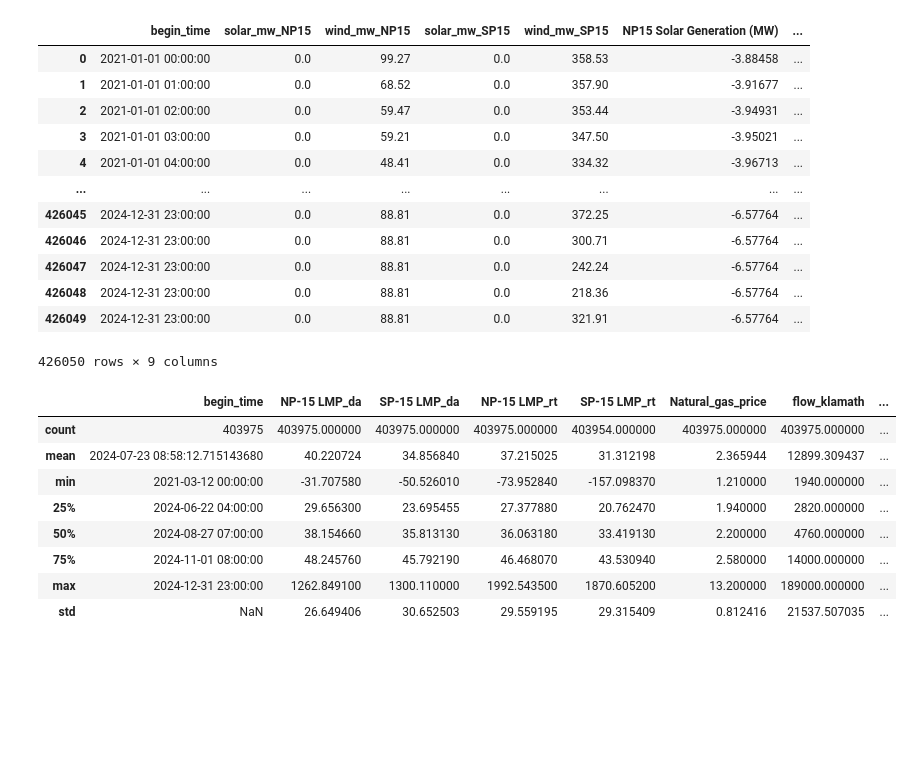
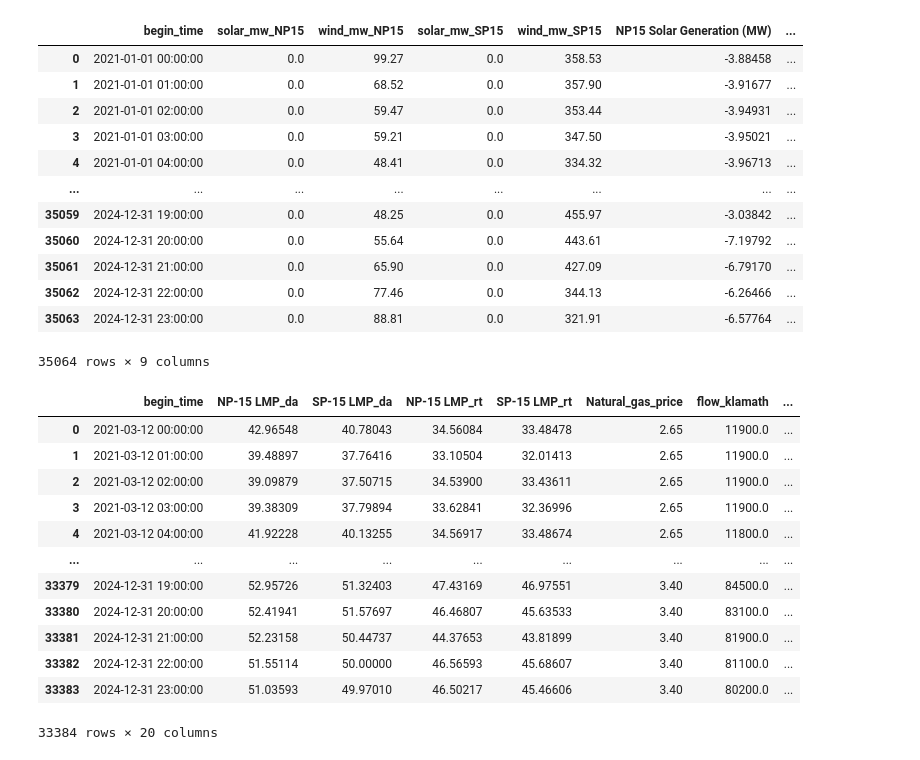
Before and after one commit to shabarishch/PowerPrices, a Jupyter notebook: Shabarish_ITSUR_dataprep.ipynb, the cells around one changed output. Cells and saved outputs as stored; diff of their text form; code cells hidden in the pictures; blank space fills up the shorter version.

Commit message:
Time series analysis

```diff
--- a/Shabarish_ITSUR_dataprep.ipynb
+++ b/Shabarish_ITSUR_dataprep.ipynb
@@ -90,8 +154,9 @@ load_data
 # %%
-load_forecast = pd.read_csv('Data/preprocessed/stacked_load_forecast_data.csv')
+load_forecast = pd.read_csv('Data/preprocessed/stacked_load_forecast_data.csv', usecols=['Local Timestamp Pacific Time (Interval Beginning)', 'Pacific Gas and Electric Forecast Load (MW)', 'Southern California Edison Forecast Load (MW)'])
 load_forecast.rename(columns={'Local Timestamp Pacific Time (Interval Beginning)':'begin_time'}, inplace=True)
-load_forecast['begin_time'] = pd.to_datetime(load_forecast['begin_time'])
-load_all = pd.merge(load_data, load_forecast[['begin_time', 'Pacific Gas and Electric Forecast Load (MW)', 'Southern California Edison Forecast Load (MW)']], on='begin_time', how='inner')
+load_forecast=process_begin_times(load_forecast)
+load_forecast
+load_all = pd.merge(load_data, load_forecast, on='begin_time', how='inner')
 load_all
 # %% [output]
 |  | begin_time | load_PGE | load_SCE | Pacific Gas and Electric Forecast... | Southern California Edison Foreca... |
@@ -127,9 +192,16 @@ price_river_load_data
+# %%
+np15_renforecast = pd.read_csv('Data/solarwind_forecast_1hr_NP15.csv')
+np15_renforecast.rename(columns={'interval_start_local':'begin_time'}, inplace=True)
+np15_renforecast = np15_renforecast.groupby('begin_time').last()
+np15_renforecast.reset_index(inplace=True)
+np15_renforecast.rename(columns={'index':'begin_time'}, inplace=True)
+sp15_renforecast = pd.read_csv('Data/solarwind_forecast_1hr_SP15.csv')
+sp15_renforecast.rename(columns={'interval_start_local':'begin_time'}, inplace=True)
+sp15_renforecast = sp15_renforecast.groupby('begin_time').last()
+sp15_renforecast.reset_index(inplace=True)
+sp15_renforecast.rename(columns={'index':'begin_time'}, inplace=True)
 # %%
-np15_renforecast = pd.read_csv('Data/solarwind_forecast_1hr_NP15.csv')
-np15_renforecast.rename(columns={'interval_start_local':'begin_time'}, inplace=True)
-sp15_renforecast = pd.read_csv('Data/solarwind_forecast_1hr_SP15.csv')
-sp15_renforecast.rename(columns={'interval_start_local':'begin_time'}, inplace=True)
-renforecast_data = pd.merge(np15_renforecast[['begin_time', 'solar_mw', 'wind_mw']], sp15_renforecast[['begin_time', 'solar_mw', 'wind_mw']], on='begin_time', how='inner', suffixes=['_NP15', '_SP15'])
+renforecast_data = pd.merge(np15_renforecast[['begin_time', 'solar_mw', 'wind_mw']], sp15_renforecast[['begin_time', 'solar_mw', 'wind_mw']], on='begin_time', how='outer', suffixes=['_NP15', '_SP15'])
 renforecast_data['begin_time'] = pd.to_datetime(renforecast_data['begin_time']).apply(lambda x : x.tz_localize(None))
 renforecast_data
 # %% [output]
@@ -149,7 +221,7 @@ renforecast_data
 # %%
-ren_gen_actual = pd.read_csv('Data/preprocessed/stacked_gen_ren_hr_data.csv')
+ren_gen_actual = pd.read_csv('Data/preprocessed/stacked_gen_ren_hr_data.csv', usecols=['Local Timestamp Pacific Time (Interval Beginning)','NP15 Solar Generation (MW)','SP15 Solar Generation (MW)','NP15 Wind Generation (MW)','SP15 Wind Generation (MW)','ZP26 Wind Generation (MW)'])
 ren_gen_actual.rename(columns={'Local Timestamp Pacific Time (Interval Beginning)':'begin_time'}, inplace=True)
-ren_gen_actual['begin_time'] = pd.to_datetime(ren_gen_actual['begin_time'])
+ren_gen_actual = process_begin_times(ren_gen_actual)
 ren_all = pd.merge(renforecast_data, ren_gen_actual[['begin_time', 'NP15 Solar Generation (MW)', 'SP15 Solar Generation (MW)', 'NP15 Wind Generation (MW)', 'SP15 Wind Generation (MW)']], on='begin_time', how='inner')
 ren_all
 # %% [output]
@@ -160,23 +232,27 @@ ren_all
 | 3 | 2021-01-01 03:00:00 | 0.0 | 59.21 | 0.0 | 347.50 | -3.95021 | ... |
 | 4 | 2021-01-01 04:00:00 | 0.0 | 48.41 | 0.0 | 334.32 | -3.96713 | ... |
 | ... | ... | ... | ... | ... | ... | ... | ... |
-| 426045 | 2024-12-31 23:00:00 | 0.0 | 88.81 | 0.0 | 372.25 | -6.57764 | ... |
-| 426046 | 2024-12-31 23:00:00 | 0.0 | 88.81 | 0.0 | 300.71 | -6.57764 | ... |
-| 426047 | 2024-12-31 23:00:00 | 0.0 | 88.81 | 0.0 | 242.24 | -6.57764 | ... |
-| 426048 | 2024-12-31 23:00:00 | 0.0 | 88.81 | 0.0 | 218.36 | -6.57764 | ... |
-| 426049 | 2024-12-31 23:00:00 | 0.0 | 88.81 | 0.0 | 321.91 | -6.57764 | ... |
+| 35059 | 2024-12-31 19:00:00 | 0.0 | 48.25 | 0.0 | 455.97 | -3.03842 | ... |
+| 35060 | 2024-12-31 20:00:00 | 0.0 | 55.64 | 0.0 | 443.61 | -7.19792 | ... |
+| 35061 | 2024-12-31 21:00:00 | 0.0 | 65.90 | 0.0 | 427.09 | -6.79170 | ... |
+| 35062 | 2024-12-31 22:00:00 | 0.0 | 77.46 | 0.0 | 344.13 | -6.26466 | ... |
+| 35063 | 2024-12-31 23:00:00 | 0.0 | 88.81 | 0.0 | 321.91 | -6.57764 | ... |
-426050 rows × 9 columns
+35064 rows × 9 columns
 # %%
 price_river_load_ren_data = pd.merge(price_river_load_data, ren_all, on='begin_time', how='inner')
 price_river_load_ren_data.to_csv('ITSUR_data.csv', index=False)
-price_river_load_ren_data.describe()
+price_river_load_ren_data
 # %% [output]
 |  | begin_time | NP-15 LMP_da | SP-15 LMP_da | NP-15 LMP_rt | SP-15 LMP_rt | Natural_gas_price | flow_klamath | ... |
-| count | 403975 | 403975.000000 | 403975.000000 | 403975.000000 | 403954.000000 | 403975.000000 | 403975.000000 | ... |
-| mean | 2024-07-23 08:58:12.715143680 | 40.220724 | 34.856840 | 37.215025 | 31.312198 | 2.365944 | 12899.309437 | ... |
-| min | 2021-03-12 00:00:00 | -31.707580 | -50.526010 | -73.952840 | -157.098370 | 1.210000 | 1940.000000 | ... |
-| 25% | 2024-06-22 04:00:00 | 29.656300 | 23.695455 | 27.377880 | 20.762470 | 1.940000 | 2820.000000 | ... |
-| 50% | 2024-08-27 07:00:00 | 38.154660 | 35.813130 | 36.063180 | 33.419130 | 2.200000 | 4760.000000 | ... |
-| 75% | 2024-11-01 08:00:00 | 48.245760 | 45.792190 | 46.468070 | 43.530940 | 2.580000 | 14000.000000 | ... |
-| max | 2024-12-31 23:00:00 | 1262.849100 | 1300.110000 | 1992.543500 | 1870.605200 | 13.200000 | 189000.000000 | ... |
-| std | NaN | 26.649406 | 30.652503 | 29.559195 | 29.315409 | 0.812416 | 21537.507035 | ... |
+| 0 | 2021-03-12 00:00:00 | 42.96548 | 40.78043 | 34.56084 | 33.48478 | 2.65 | 11900.0 | ... |
+| 1 | 2021-03-12 01:00:00 | 39.48897 | 37.76416 | 33.10504 | 32.01413 | 2.65 | 11900.0 | ... |
+| 2 | 2021-03-12 02:00:00 | 39.09879 | 37.50715 | 34.53900 | 33.43611 | 2.65 | 11900.0 | ... |
+| 3 | 2021-03-12 03:00:00 | 39.38309 | 37.79894 | 33.62841 | 32.36996 | 2.65 | 11900.0 | ... |
+| 4 | 2021-03-12 04:00:00 | 41.92228 | 40.13255 | 34.56917 | 33.48674 | 2.65 | 11800.0 | ... |
+| ... | ... | ... | ... | ... | ... | ... | ... | ... |
+| 33379 | 2024-12-31 19:00:00 | 52.95726 | 51.32403 | 47.43169 | 46.97551 | 3.40 | 84500.0 | ... |
+| 33380 | 2024-12-31 20:00:00 | 52.41941 | 51.57697 | 46.46807 | 45.63533 | 3.40 | 83100.0 | ... |
+| 33381 | 2024-12-31 21:00:00 | 52.23158 | 50.44737 | 44.37653 | 43.81899 | 3.40 | 81900.0 | ... |
+| 33382 | 2024-12-31 22:00:00 | 51.55114 | 50.00000 | 46.56593 | 45.68607 | 3.40 | 81100.0 | ... |
+| 33383 | 2024-12-31 23:00:00 | 51.03593 | 49.97010 | 46.50217 | 45.46606 | 3.40 | 80200.0 | ... |
+33384 rows × 20 columns
```
Also changed, not shown: parts of 14 cells of this notebook, 3 other files.
